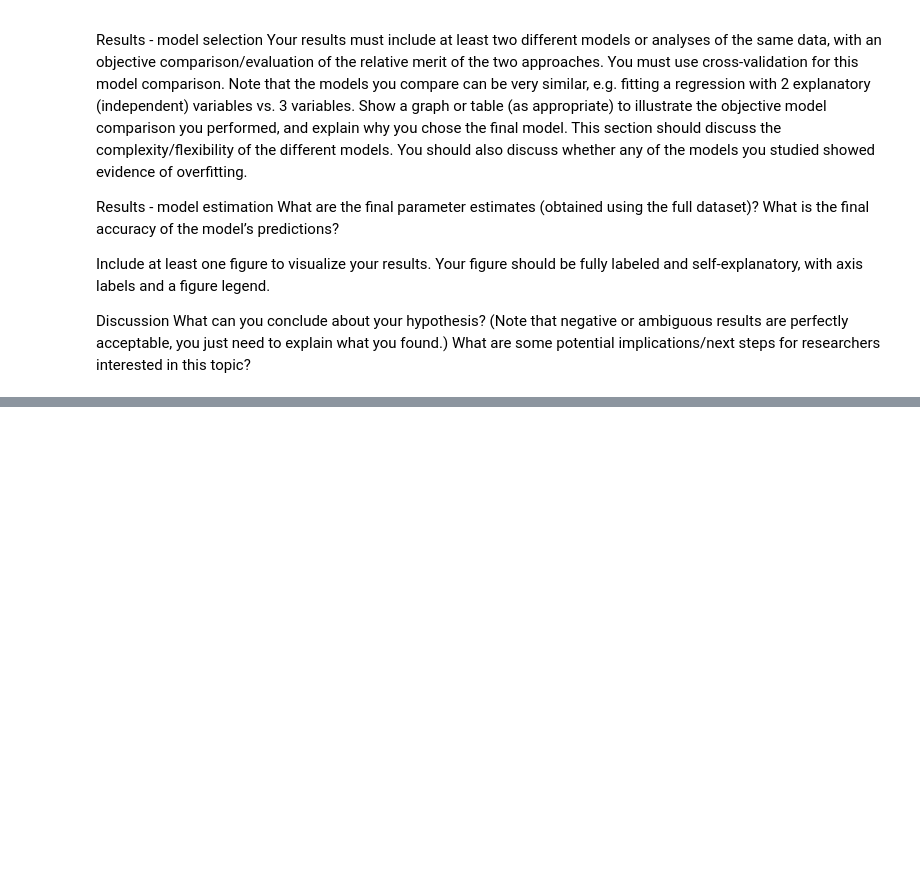
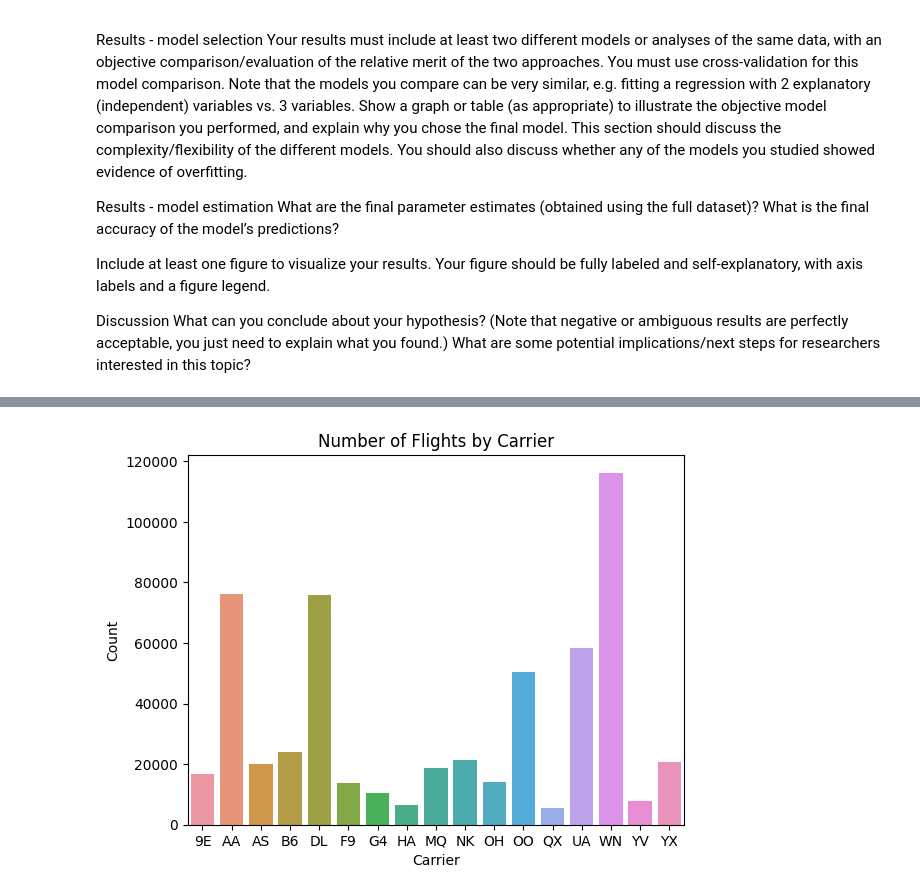
Before and after one commit to ssamat/COGS109, a Jupyter notebook: Final_Project_Template.ipynb, the cells around one changed output, grey strips where cells are left out. Drawn from its saved outputs; the diff is of its cells as text; code cells hidden in the pictures; blank space fills up the shorter version.

```diff
--- a/Final_Project_Template.ipynb
+++ b/Final_Project_Template.ipynb
@@ -50,0 +182,9 @@ What can you conclude about your hypothesis? (Note that negative or ambiguous re
+# %%
+# Bar plot of unique carriers
+sns.countplot(data=df, x='OP_UNIQUE_CARRIER')
+plt.xlabel('Carrier')
+plt.ylabel('Count')
+plt.title('Number of Flights by Carrier')
+plt.show()
+# %% [output]
+[figure, added]
```
Also changed, not shown: parts of 24 cells of this notebook.
